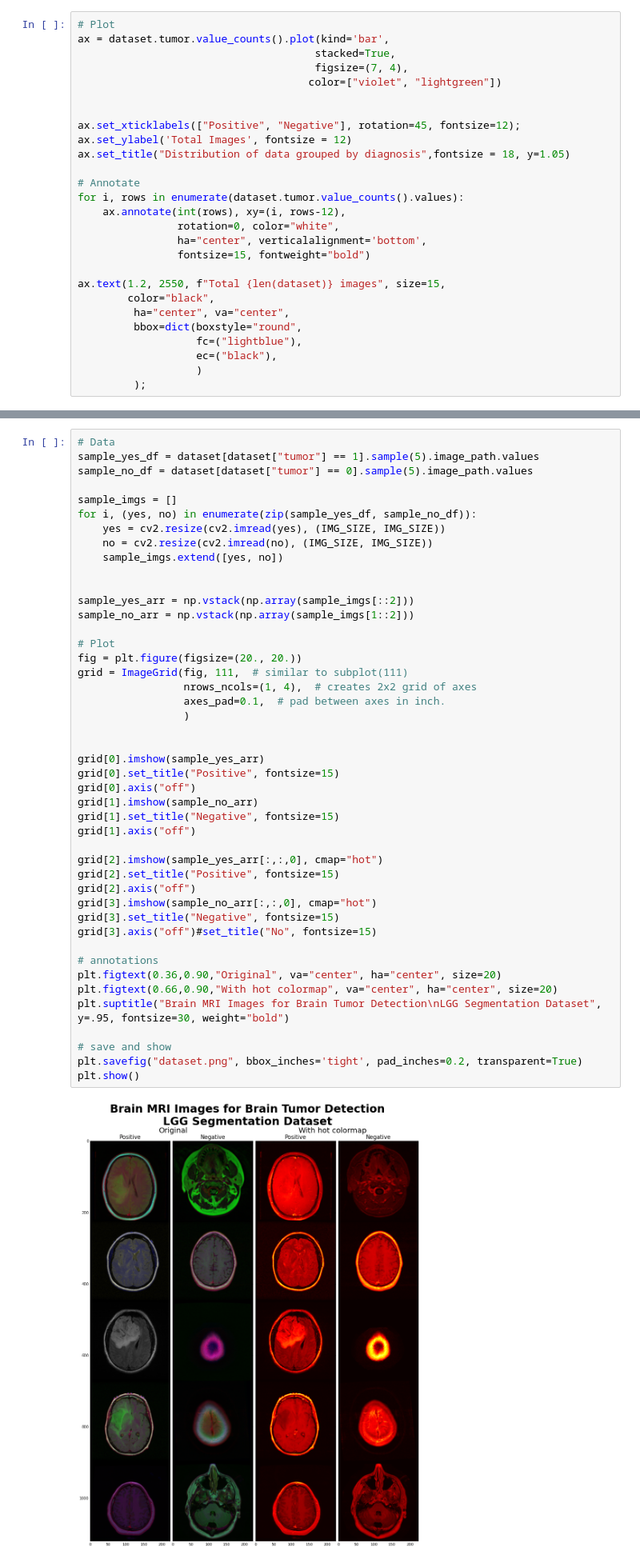
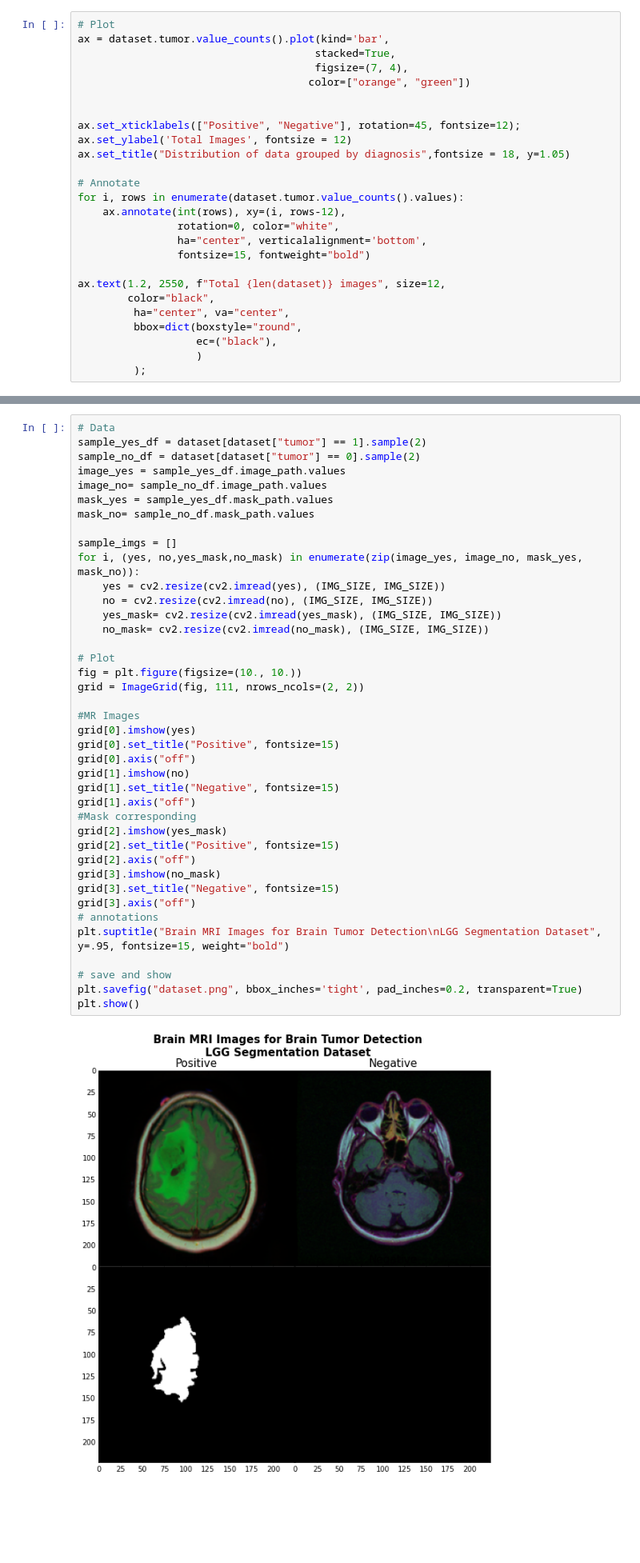
Before and after one commit to MarionSauvage/DL_Project_CS, a Jupyter notebook: data_visualization.ipynb, the cells around one changed output, grey strips where cells are left out. Shown at 80% size. Drawn from its saved outputs; the diff is of its cells as text; blank space fills up the shorter version.

Commit message:
updata data visualisation

```diff
--- a/data_visualization.ipynb
+++ b/data_visualization.ipynb
@@ -37,7 +37,7 @@ Visualisation of tumor presence frequency
 ax = dataset.tumor.value_counts().plot(kind='bar',
                                       stacked=True,
                                       figsize=(7, 4),
-                                     color=["violet", "lightgreen"])
+                                     color=["orange", "green"])
 
 
 ax.set_xticklabels(["Positive", "Negative"], rotation=45, fontsize=12);
@@ -51,11 +51,10 @@ for i, rows in enumerate(dataset.tumor.value_counts().values):
                 ha="center", verticalalignment='bottom',
                 fontsize=15, fontweight="bold")
 
-ax.text(1.2, 2550, f"Total {len(dataset)} images", size=15,
+ax.text(1.2, 2550, f"Total {len(dataset)} images", size=12,
         color="black",
          ha="center", va="center",
          bbox=dict(boxstyle="round",
-                   fc=("lightblue"),
                    ec=("black"),
                    )
          );
@@ -64,47 +63,42 @@ ax.text(1.2, 2550, f"Total {len(dataset)} images", size=15,
 # %%
 # Data
-sample_yes_df = dataset[dataset["tumor"] == 1].sample(5).image_path.values
-sample_no_df = dataset[dataset["tumor"] == 0].sample(5).image_path.values
+sample_yes_df = dataset[dataset["tumor"] == 1].sample(2)
+sample_no_df = dataset[dataset["tumor"] == 0].sample(2)
+image_yes = sample_yes_df.image_path.values
+image_no= sample_no_df.image_path.values
+mask_yes = sample_yes_df.mask_path.values
+mask_no= sample_no_df.mask_path.values
 
 sample_imgs = []
-for i, (yes, no) in enumerate(zip(sample_yes_df, sample_no_df)):
+for i, (yes, no,yes_mask,no_mask) in enumerate(zip(image_yes, image_no, mask_yes, mask_no)):
     yes = cv2.resize(cv2.imread(yes), (IMG_SIZE, IMG_SIZE))
     no = cv2.resize(cv2.imread(no), (IMG_SIZE, IMG_SIZE))
-    sample_imgs.extend([yes, no])
-
-
-sample_yes_arr = np.vstack(np.array(sample_imgs[::2]))
-sample_no_arr = np.vstack(np.array(sample_imgs[1::2]))
+    yes_mask= cv2.resize(cv2.imread(yes_mask), (IMG_SIZE, IMG_SIZE))
+    no_mask= cv2.resize(cv2.imread(no_mask), (IMG_SIZE, IMG_SIZE))
 
 # Plot
-fig = plt.figure(figsize=(20., 20.))
-grid = ImageGrid(fig, 111,  # similar to subplot(111)
-                 nrows_ncols=(1, 4),  # creates 2x2 grid of axes
-                 axes_pad=0.1,  # pad between axes in inch.
-                 )
+fig = plt.figure(figsize=(10., 10.))
+grid = ImageGrid(fig, 111, nrows_ncols=(2, 2))
 
-
-grid[0].imshow(sample_yes_arr)
+#MR Images
+grid[0].imshow(yes)
 grid[0].set_title("Positive", fontsize=15)
 grid[0].axis("off")
-grid[1].imshow(sample_no_arr)
+grid[1].imshow(no)
 grid[1].set_title("Negative", fontsize=15)
 grid[1].axis("off")
-
-grid[2].imshow(sample_yes_arr[:,:,0], cmap="hot")
+#Mask corresponding
+grid[2].imshow(yes_mask)
 grid[2].set_title("Positive", fontsize=15)
 grid[2].axis("off")
-grid[3].imshow(sample_no_arr[:,:,0], cmap="hot")
+grid[3].imshow(no_mask)
 grid[3].set_title("Negative", fontsize=15)
-grid[3].axis("off")#set_title("No", fontsize=15)
-
+grid[3].axis("off")
 # annotations
-plt.figtext(0.36,0.90,"Original", va="center", ha="center", size=20)
-plt.figtext(0.66,0.90,"With hot colormap", va="center", ha="center", size=20)
-plt.suptitle("Brain MRI Images for Brain Tumor Detection\nLGG Segmentation Dataset", y=.95, fontsize=30, weight="bold")
+plt.suptitle("Brain MRI Images for Brain Tumor Detection\nLGG Segmentation Dataset", y=.95, fontsize=15, weight="bold")
 
 # save and show
 plt.savefig("dataset.png", bbox_inches='tight', pad_inches=0.2, transparent=True)
 plt.show()
 # %% [output]
-[figure, old version]
+[figure, new version]
```
Also changed, not shown: parts of 1 cell of this notebook.
